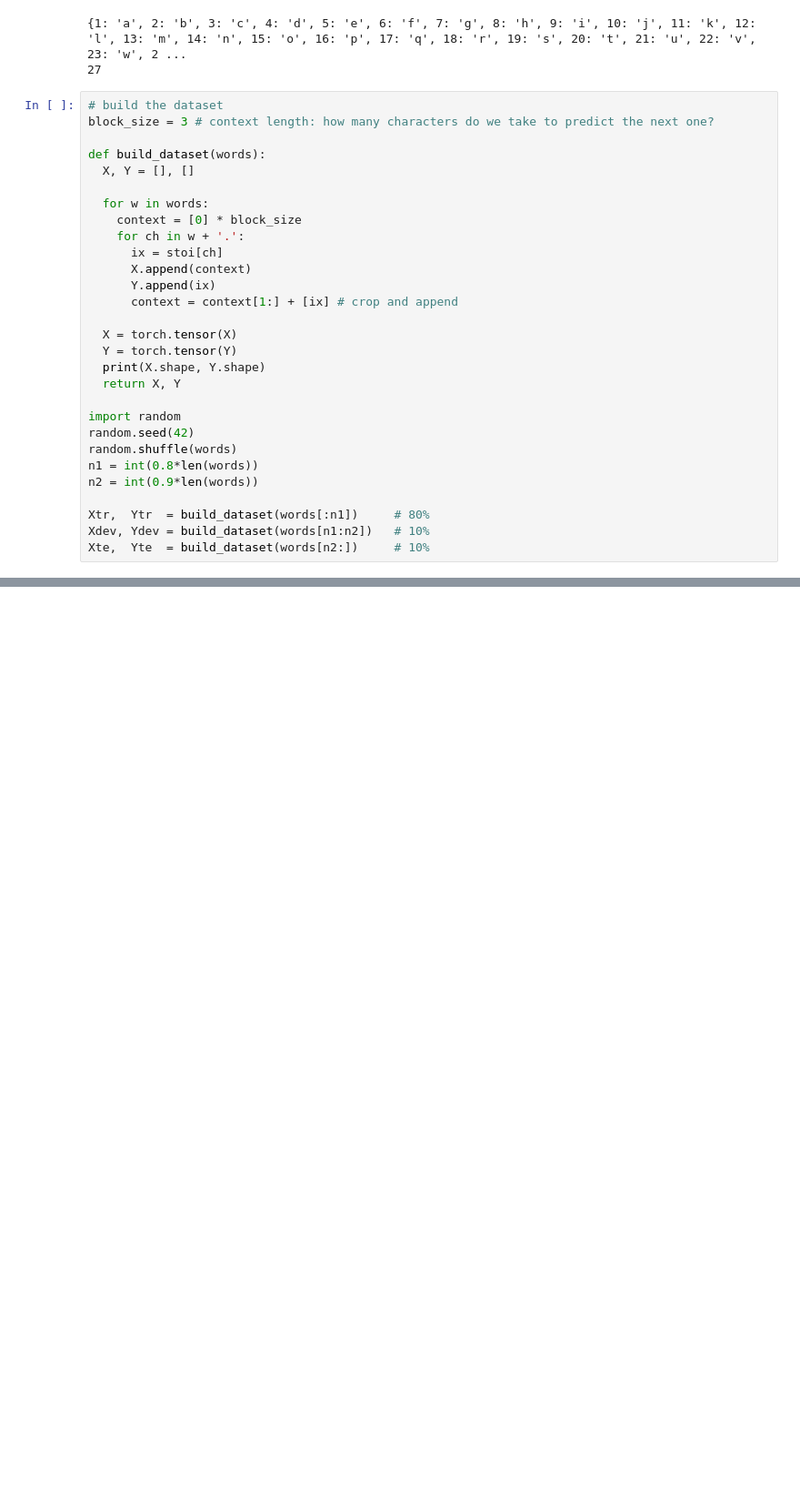
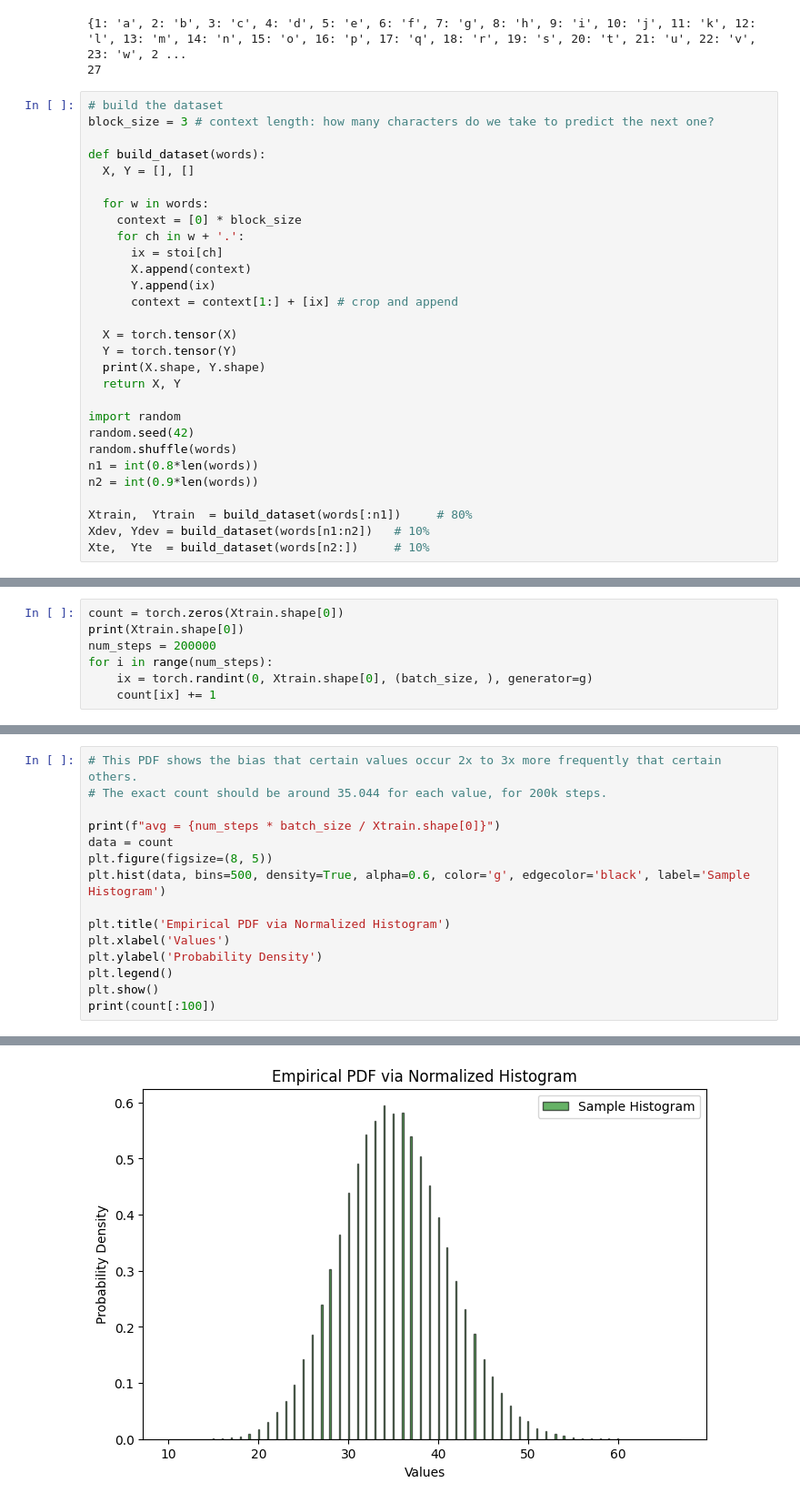
Before and after one commit to nashfn/nashgrad, a Jupyter notebook: nash_makemore_bias_demo.ipynb, the cells around one changed output, grey strips where cells are left out. Shown at 91% size. Saved outputs shown, nothing was run; the diff lists cells and outputs as text; blank space fills up the shorter version.

```diff
--- a/nash_makemore_bias_demo.ipynb
+++ b/nash_makemore_bias_demo.ipynb
@@ -54,7 +57,7 @@ random.shuffle(words)
 n1 = int(0.8*len(words))
 n2 = int(0.9*len(words))
 
-Xtr,  Ytr  = build_dataset(words[:n1])     # 80%
+Xtrain,  Ytrain  = build_dataset(words[:n1])     # 80%
 Xdev, Ydev = build_dataset(words[n1:n2])   # 10%
 Xte,  Yte  = build_dataset(words[n2:])     # 10%
 # %% [output]
@@ -63,0 +67,7 @@ torch.Size([22799, 3]) torch.Size([22799])
+# %%
+count = torch.zeros(Xtrain.shape[0])
+print(Xtrain.shape[0])
+num_steps = 200000
+for i in range(num_steps):
+    ix = torch.randint(0, Xtrain.shape[0], (batch_size, ), generator=g)
+    count[ix] += 1
@@ -63,0 +115,16 @@ torch.Size([22799, 3]) torch.Size([22799])
+# %%
+# This PDF shows the bias that certain values occur 2x to 3x more frequently that certain others.
+# The exact count should be around 35.044 for each value, for 200k steps.
+
+print(f"avg = {num_steps * batch_size / Xtrain.shape[0]}")
+data = count
+plt.figure(figsize=(8, 5))
+plt.hist(data, bins=500, density=True, alpha=0.6, color='g', edgecolor='black', label='Sample Histogram')
+
+plt.title('Empirical PDF via Normalized Histogram')
+plt.xlabel('Values')
+plt.ylabel('Probability Density')
+plt.legend()
+plt.show()
+print(count[:100])
+# %% [output]
@@ -63,0 +132 @@ torch.Size([22799, 3]) torch.Size([22799])
+[figure, added]
```
Also changed, not shown: parts of 6 cells of this notebook, 1 other file.
